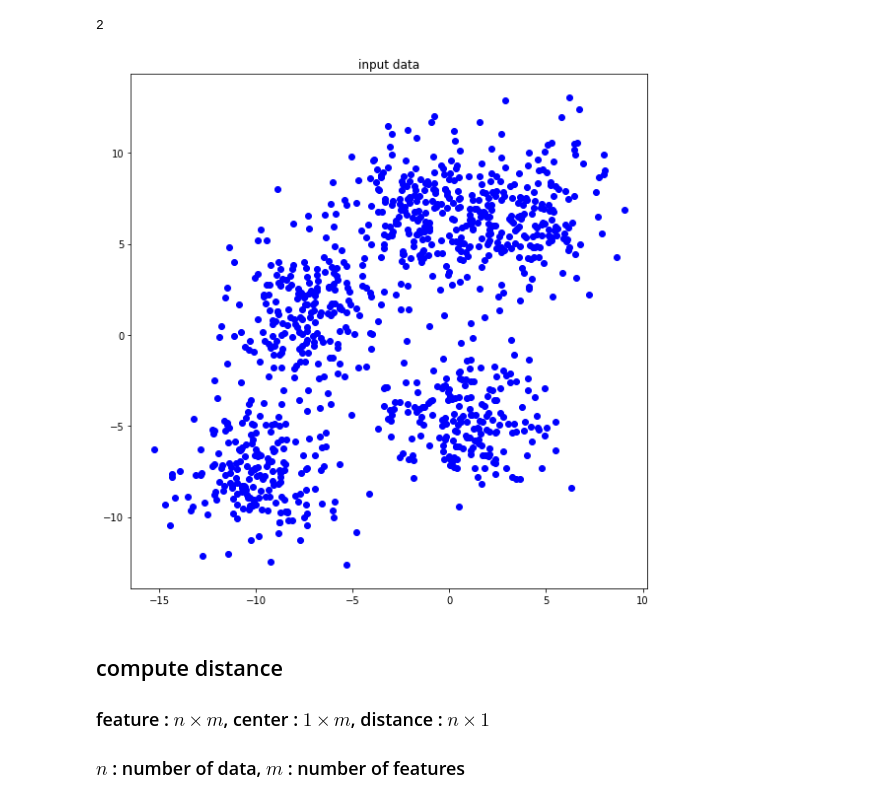
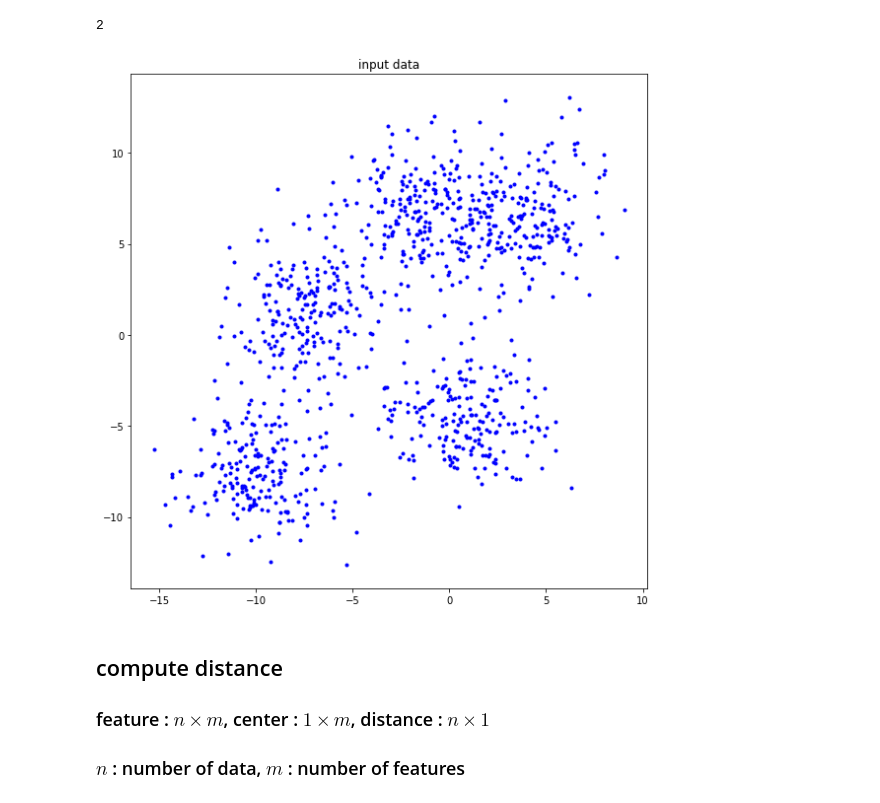
Before and after one commit to leobang17/assignment-machine-learning, a Jupyter notebook: 11/assignment_11.ipynb, the cells around one changed output. Saved outputs shown, nothing was run; the diff lists cells and outputs as text; code cells hidden in the pictures.

```diff
--- a/11/assignment_11.ipynb
+++ b/11/assignment_11.ipynb
@@ -34,13 +34,13 @@ number_feature`
 # %%
 plt.figure(figsize=(8,8))
 plt.title('input data')
-# ===================================================
-# fill up the blank for plotting the data
-#
-#
-# ===================================================
+
+plt.plot(x, y, '.', color = "blue")
+
+plt.tight_layout()
+plt.show()
 # %% [output]
-[figure, old version]
+[figure, new version]
 # %% [markdown]
 ## compute distance
 ### feature : $n \times m$, center : $1 \times m$, distance : $n \times 1$
```
Also changed, not shown: parts of 6 cells of this notebook.
